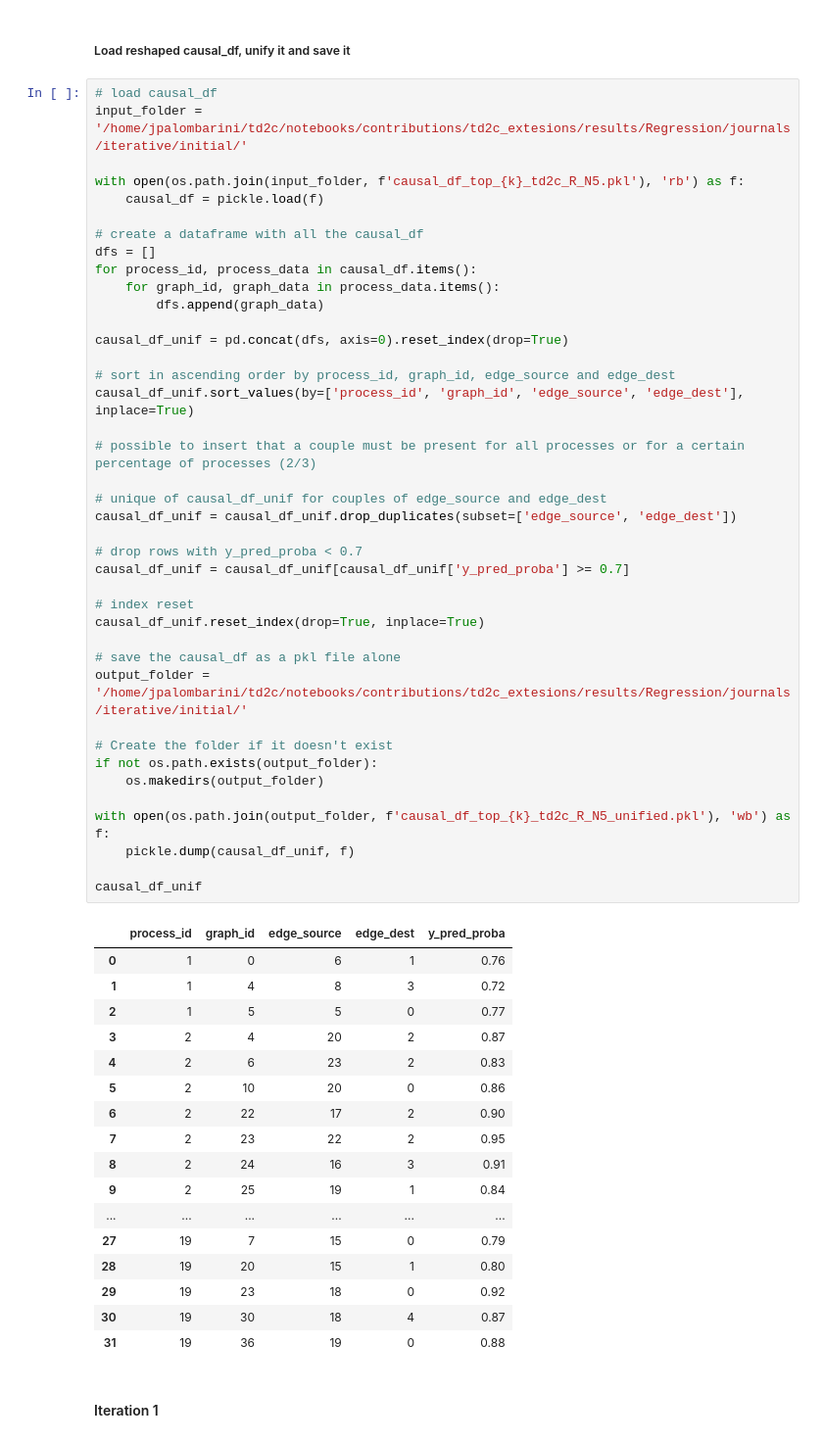
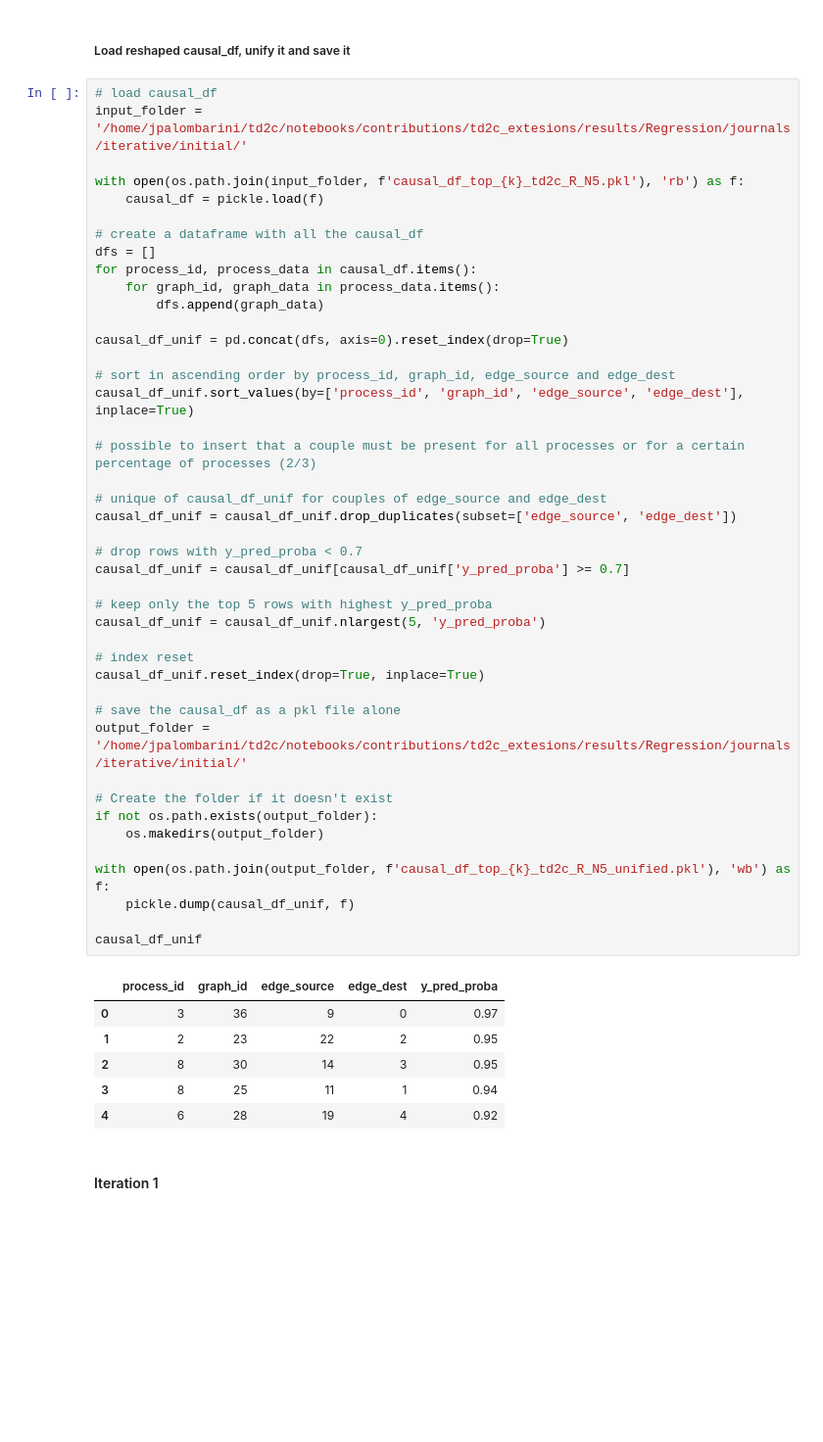
Before and after one commit to jacopoUCL/td2c, a Jupyter notebook: notebooks/contributions/td2c_extesions/IterativeTD2C.ipynb, the cells around one changed output. Shown at 98% size. Saved outputs shown, nothing was run; the diff lists cells and outputs as text; blank space fills up the shorter version.

```diff
--- a/notebooks/contributions/td2c_extesions/IterativeTD2C.ipynb
+++ b/notebooks/contributions/td2c_extesions/IterativeTD2C.ipynb
@@ -2906,49 +2906,41 @@ for process_id, process_data in causal_df.items():
 
 causal_df_unif = pd.concat(dfs, axis=0).reset_index(drop=True)
 
 # sort in ascending order by process_id, graph_id, edge_source and edge_dest
 causal_df_unif.sort_values(by=['process_id', 'graph_id', 'edge_source', 'edge_dest'], inplace=True)
 
 # possible to insert that a couple must be present for all processes or for a certain percentage of processes (2/3)
 
 # unique of causal_df_unif for couples of edge_source and edge_dest
 causal_df_unif = causal_df_unif.drop_duplicates(subset=['edge_source', 'edge_dest'])
 
 # drop rows with y_pred_proba < 0.7
 causal_df_unif = causal_df_unif[causal_df_unif['y_pred_proba'] >= 0.7]
 
+# keep only the top 5 rows with highest y_pred_proba
+causal_df_unif = causal_df_unif.nlargest(5, 'y_pred_proba')
+
 # index reset
 causal_df_unif.reset_index(drop=True, inplace=True)
 
 # save the causal_df as a pkl file alone
 output_folder = '/home/jpalombarini/td2c/notebooks/contributions/td2c_extesions/results/Regression/journals/iterative/initial/'
 
 # Create the folder if it doesn't exist
 if not os.path.exists(output_folder):
     os.makedirs(output_folder)
 
 with open(os.path.join(output_folder, f'causal_df_top_{k}_td2c_R_N5_unified.pkl'), 'wb') as f:
     pickle.dump(causal_df_unif, f)
 
 causal_df_unif
 # %% [output]
 |  | process_id | graph_id | edge_source | edge_dest | y_pred_proba |
-| 0 | 1 | 0 | 6 | 1 | 0.76 |
-| 1 | 1 | 4 | 8 | 3 | 0.72 |
-| 2 | 1 | 5 | 5 | 0 | 0.77 |
-| 3 | 2 | 4 | 20 | 2 | 0.87 |
-| 4 | 2 | 6 | 23 | 2 | 0.83 |
-| 5 | 2 | 10 | 20 | 0 | 0.86 |
-| 6 | 2 | 22 | 17 | 2 | 0.90 |
-| 7 | 2 | 23 | 22 | 2 | 0.95 |
-| 8 | 2 | 24 | 16 | 3 | 0.91 |
-| 9 | 2 | 25 | 19 | 1 | 0.84 |
-| ... | ... | ... | ... | ... | ... |
-| 27 | 19 | 7 | 15 | 0 | 0.79 |
-| 28 | 19 | 20 | 15 | 1 | 0.80 |
-| 29 | 19 | 23 | 18 | 0 | 0.92 |
-| 30 | 19 | 30 | 18 | 4 | 0.87 |
-| 31 | 19 | 36 | 19 | 0 | 0.88 |
+| 0 | 3 | 36 | 9 | 0 | 0.97 |
+| 1 | 2 | 23 | 22 | 2 | 0.95 |
+| 2 | 8 | 30 | 14 | 3 | 0.95 |
+| 3 | 8 | 25 | 11 | 1 | 0.94 |
+| 4 | 6 | 28 | 19 | 4 | 0.92 |
 # %% [markdown]
 #### Iteration 1
 # %%
```
Also changed, not shown: parts of 9 cells of this notebook, 1 other file.
